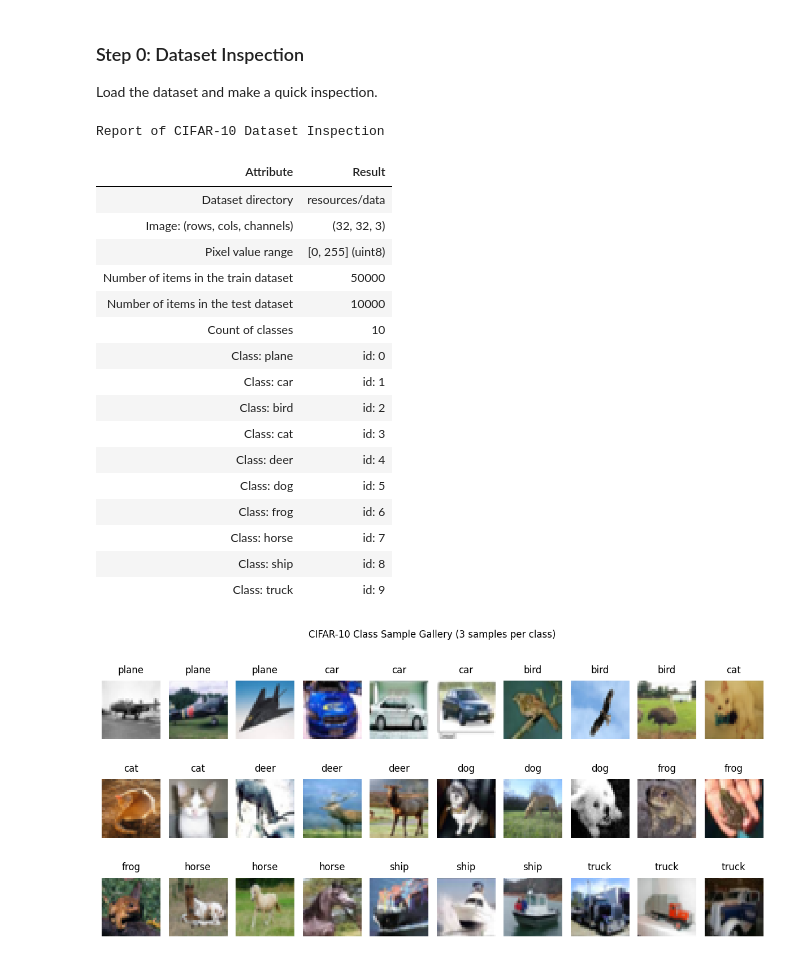
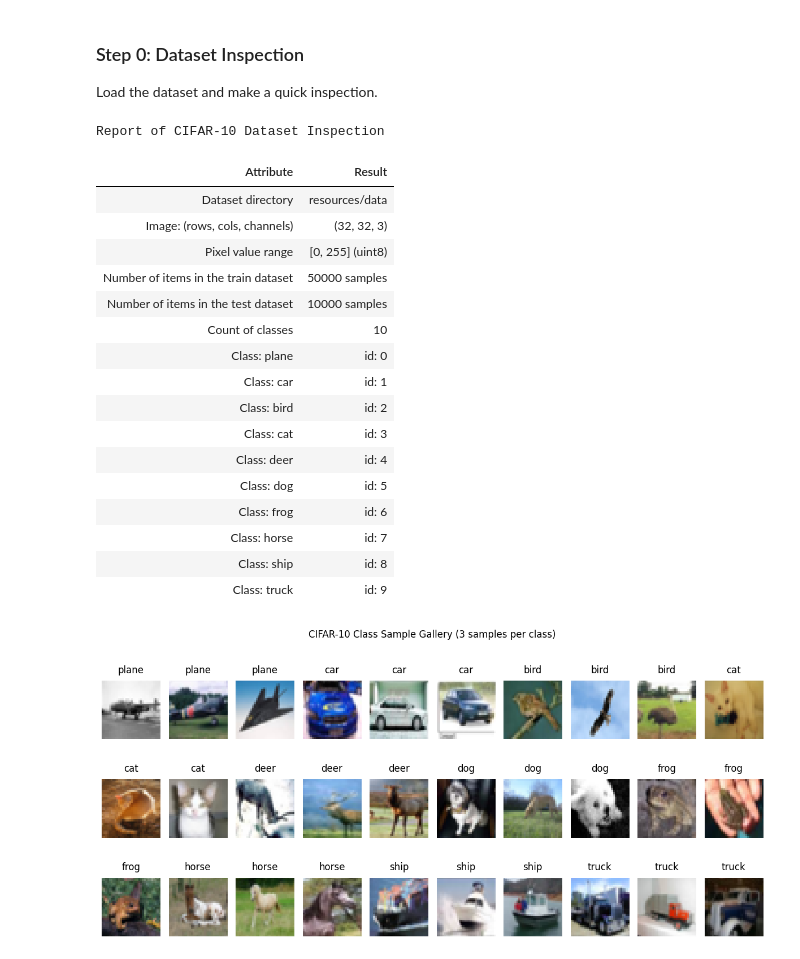
Before and after one commit to BogdanPinchuk/ComputerVision-PBY_HW14, a Jupyter notebook: Bohdan_Pinchuk_CV_HW14.ipynb, the cells around one changed output. Cells and saved outputs as stored; diff of their text form; code cells hidden in the pictures.

```diff
--- a/Bohdan_Pinchuk_CV_HW14.ipynb
+++ b/Bohdan_Pinchuk_CV_HW14.ipynb
@@ -147,38 +147,37 @@ example_img = x_train[0]
 # Mapping from class ID to class name
 classes = {0: 'plane', 1: 'car', 2: 'bird', 3: 'cat', 4: 'deer', 5: 'dog', 6: 'frog', 7: 'horse', 8: 'ship', 9: 'truck'}
 
 # preparing set of images for showing
 preview_samples = []
 for class_id in range(len(classes)):
     # filter indexes of the necessary class
     class_indices = np.where(y_train == class_id)[0]
     # get 3 random images
     random_indices = np.random.choice(class_indices, size=n_images_per_class, replace=False)
     # add images to list
     for idx in random_indices:
         preview_samples.append((classes[class_id], x_train[idx]))
 
-
 rp = rpt.Reporter()
 rp.add_item("Dataset directory", folder_name)
 rp.add_item("Image: (rows, cols, channels)", str(example_img.shape))
 rp.add_item("Pixel value range", f"[{x_train.min()}, {x_train.max()}] ({x_train.dtype})")
-rp.add_item("Number of items in the train dataset", str(len(y_train)))
-rp.add_item("Number of items in the test dataset", str(len(y_test)))
+rp.add_item("Number of items in the train dataset", f"{len(y_train)} samples")
+rp.add_item("Number of items in the test dataset", f"{len(y_test)} samples")
 rp.add_item("Count of classes", str(len(classes)))
 for key, value in classes.items():
     rp.add_item(f"Class: {value}", f"id: {key}")
 
 # Print results
 rp.print_pd_report("Report of CIFAR-10 Dataset Inspection")
 # %% [output]
 Report of CIFAR-10 Dataset Inspection
 | Attribute | Result |
 | Dataset directory | resources/data |
 | Image: (rows, cols, channels) | (32, 32, 3) |
 | Pixel value range | [0, 255] (uint8) |
-| Number of items in the train dataset | 50000 |
-| Number of items in the test dataset | 10000 |
+| Number of items in the train dataset | 50000 samples |
+| Number of items in the test dataset | 10000 samples |
 | Count of classes | 10 |
 | Class: plane | id: 0 |
 | Class: car | id: 1 |
```
Also changed, not shown: parts of 3 cells of this notebook.
